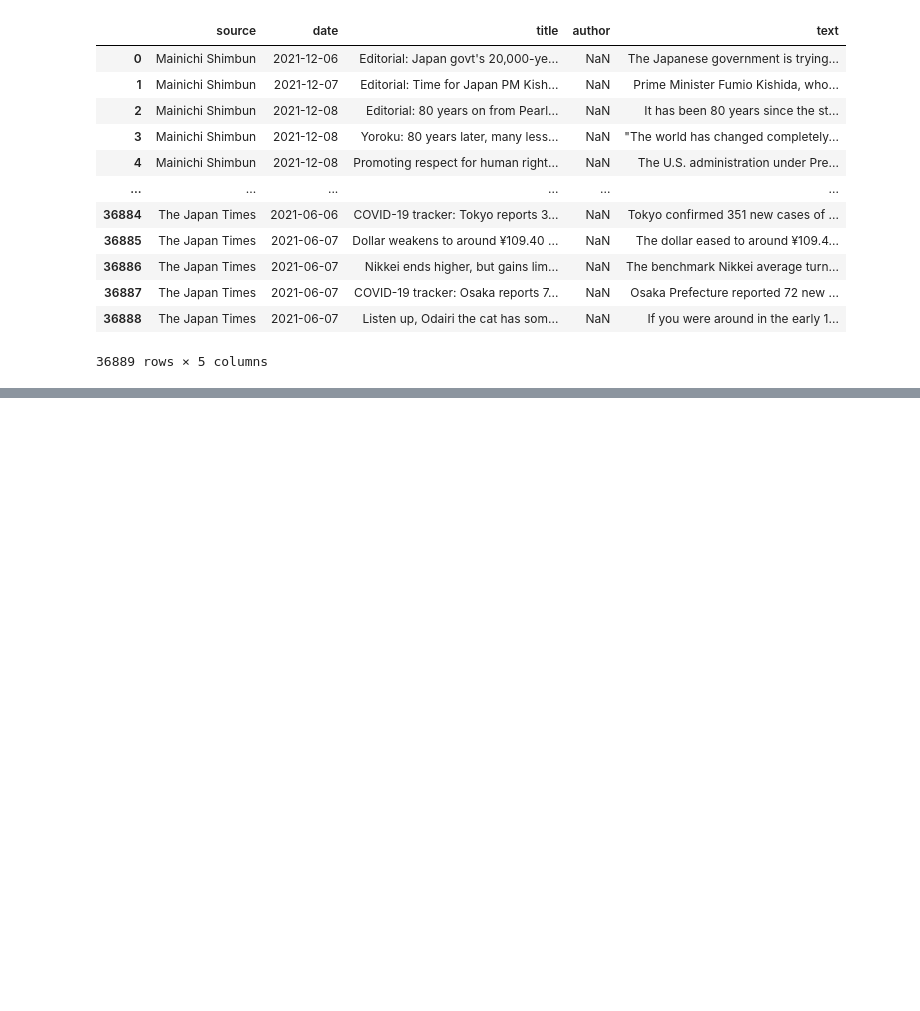
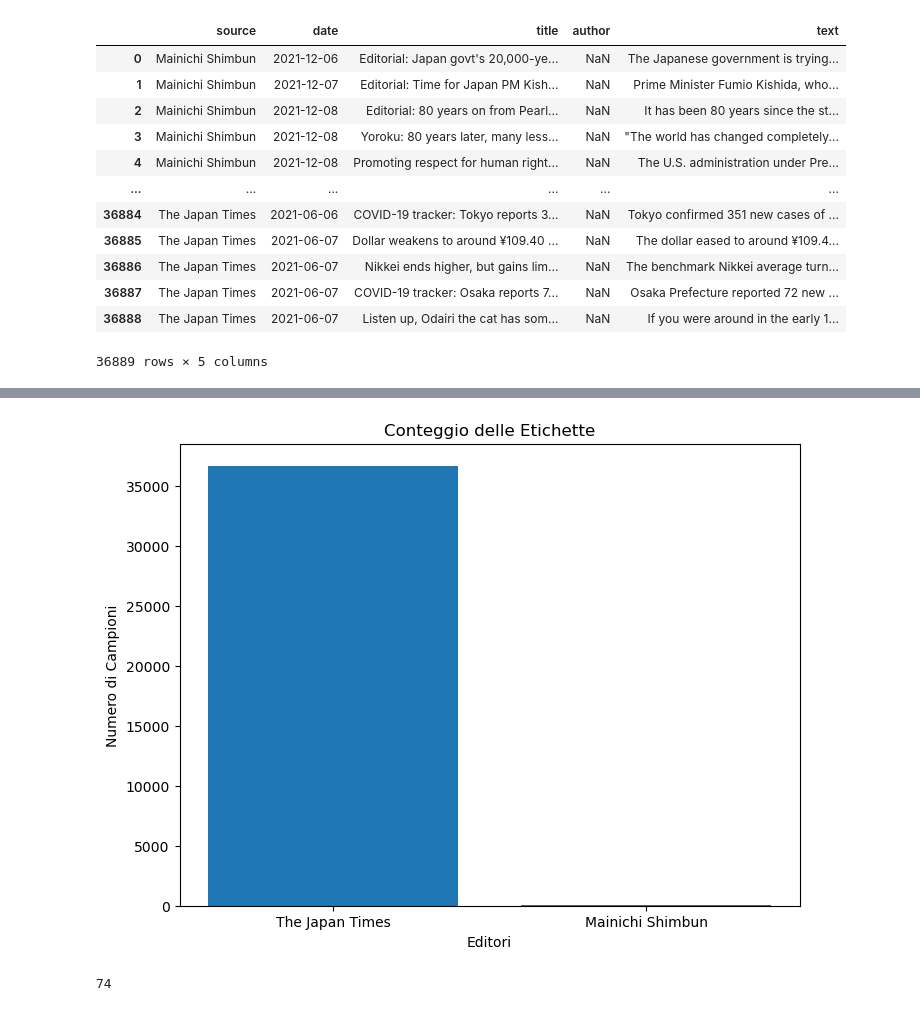
Before and after one commit to GiacomoBacchetta/digitiamo_test, a Jupyter notebook: test.ipynb, the cells around one changed output, grey strips where cells are left out. Drawn from its saved outputs; the diff is of its cells as text; code cells hidden in the pictures; blank space fills up the shorter version.

```diff
--- a/test.ipynb
+++ b/test.ipynb
@@ -30,2 +38,2 @@ df.describe()
 # %%
-df = df.dropna(subset=['source', 'text']) # per ora elimino solo i NaN su date e testi che sono quelli che interessano per la classificazione
+df = df.dropna(subset=['text']) # per ora elimino solo i NaN su date e testi che sono quelli che interessano per la classificazione
@@ -42,0 +55,20 @@ df.describe()
+# %%
+import matplotlib.pyplot as plt
+
+label_counts = df['source'].value_counts()
+plt.figure(figsize=(8, 6))
+plt.bar(label_counts.index, label_counts.values)
+plt.xlabel('Editori')
+plt.ylabel('Numero di Campioni')
+plt.title('Conteggio delle Etichette')
+plt.show()
+
+# dataset altamente sbilanciato
+# %% [output]
+[figure, added]
+# %%
+df[df['source'] == 'Mainichi Shimbun'].shape[0]
+
+# i testi del Mainichi Shimbun sono 74 -> bilancio il dataset effettuando undersampling sulla classe più numerosa
+# %% [output]
+74
```
Also changed, not shown: parts of 15 cells of this notebook.
